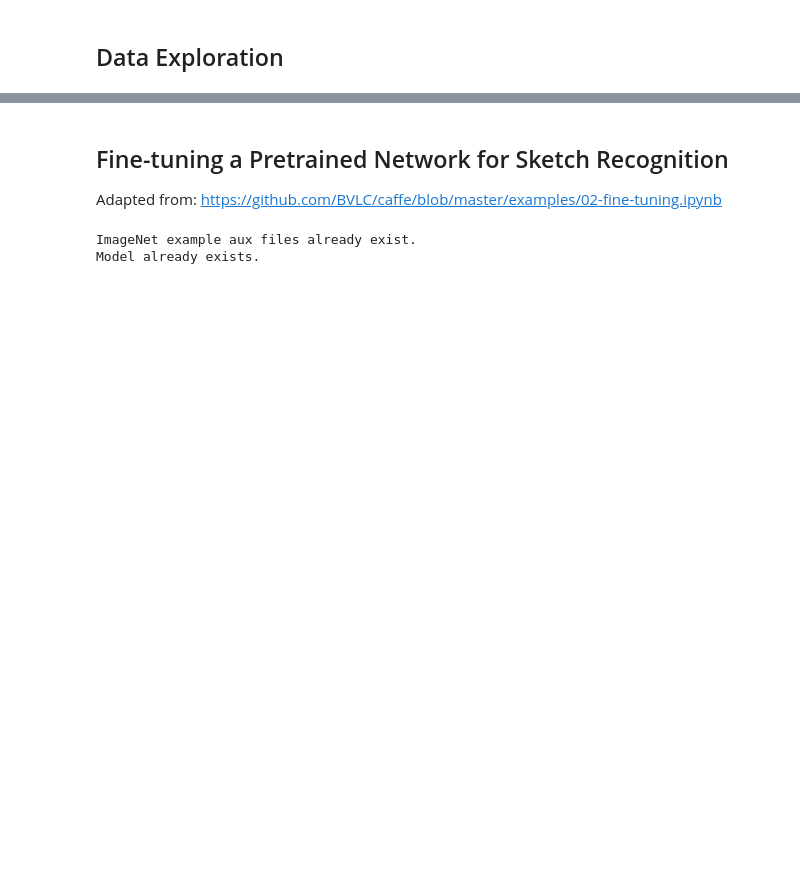
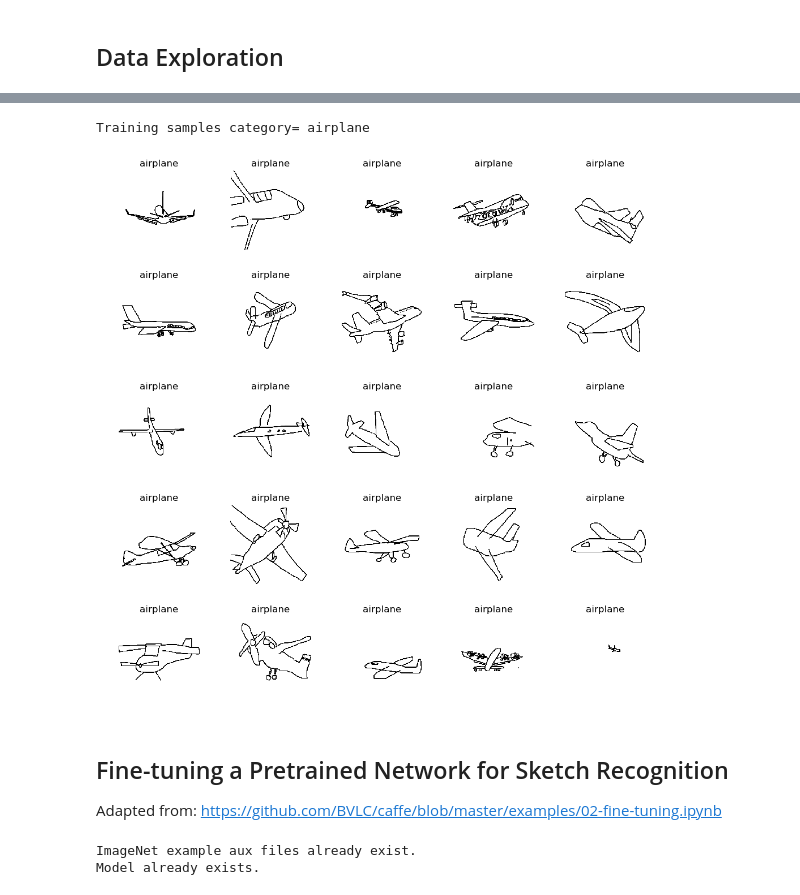
Before and after one commit to yrevar/sketchy, a Jupyter notebook: code/sketch-classification.ipynb, the cells around one changed output, grey strips where cells are left out. Saved outputs shown, nothing was run; the diff lists cells and outputs as text; code cells hidden in the pictures; blank space fills up the shorter version.

```diff
--- a/code/sketch-classification.ipynb
+++ b/code/sketch-classification.ipynb
@@ -154,3 +170,13 @@ plt.tight_layout()
+# %%
+disp_samples = 25
+category = "airplane"
+train_df = sketchy_database.sketch_stats_df[sketchy_database.sketch_stats_df["_split"] == "train"]
+vis_samples(train_df.loc[train_df["Category"] == category], sketchy_database.sketch_img_path, max_tiles=disp_samples)
+plt.tight_layout()
+print "Training samples category=",category
+# %% [output]
+Training samples category= airplane
+[figure, added]
 # %%
 train_img_list_file = sketchy_database.get_caffeinated_dataset()
 test_img_list_file = sketchy_database.get_caffeinated_dataset(split="test")
```
Also changed, not shown: parts of 23 cells of this notebook.
